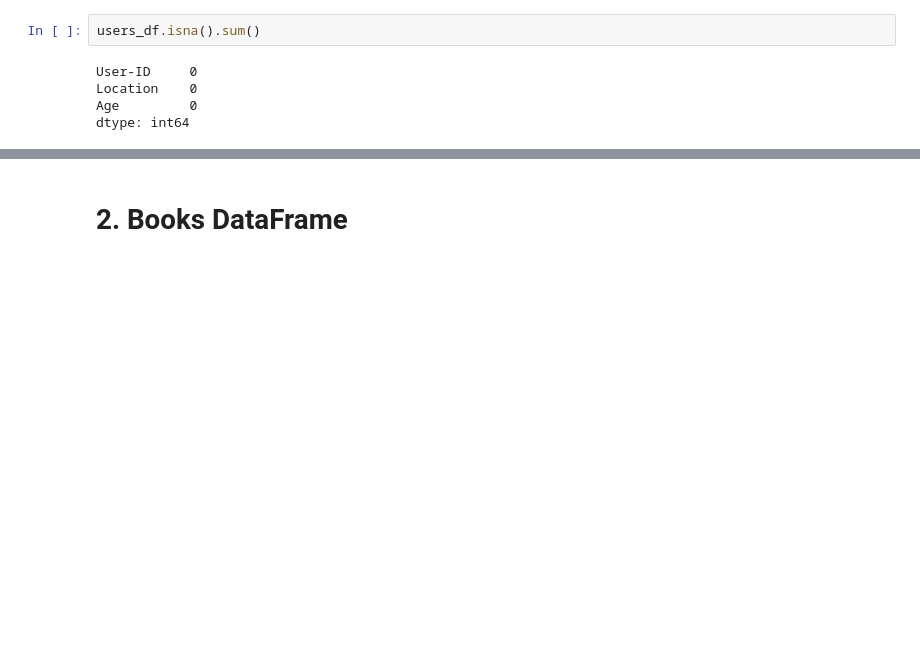
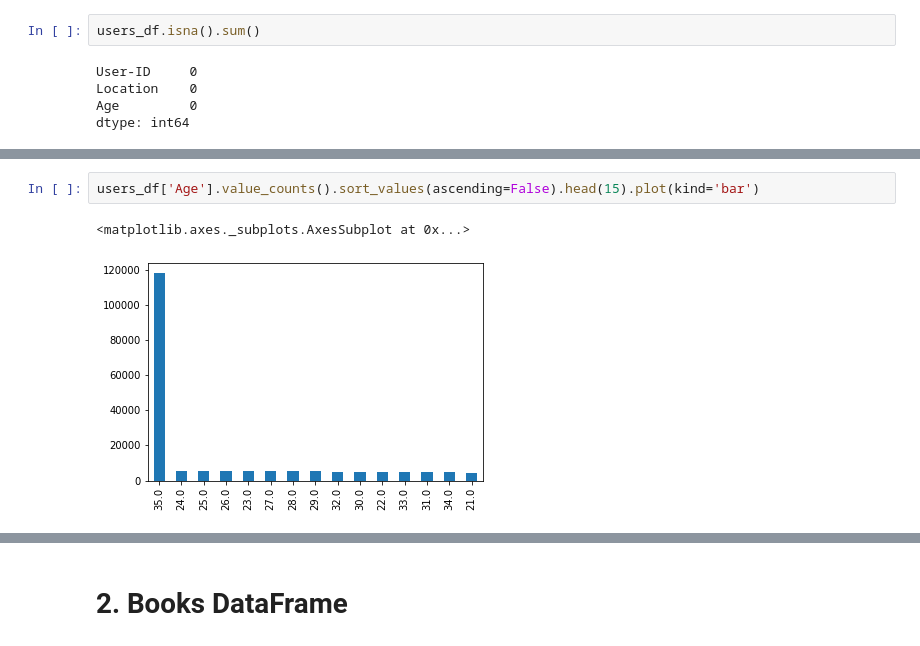
Before and after one commit to shyamsundar-v/Book-Recommendation-System, a Jupyter notebook: Book_Recommendation_System.ipynb, the cells around one changed output, grey strips where cells are left out. Drawn from its saved outputs; the diff is of its cells as text; blank space fills up the shorter version.

```diff
--- a/Book_Recommendation_System.ipynb
+++ b/Book_Recommendation_System.ipynb
@@ -181,0 +198,5 @@ dtype: int64
+# %%
+users_df['Age'].value_counts().sort_values(ascending=False).head(15).plot(kind='bar')
+# %% [output]
+<matplotlib.axes._subplots.AxesSubplot at 0x...>
+[figure, added]
```
Also changed, not shown: parts of 12 cells of this notebook.
